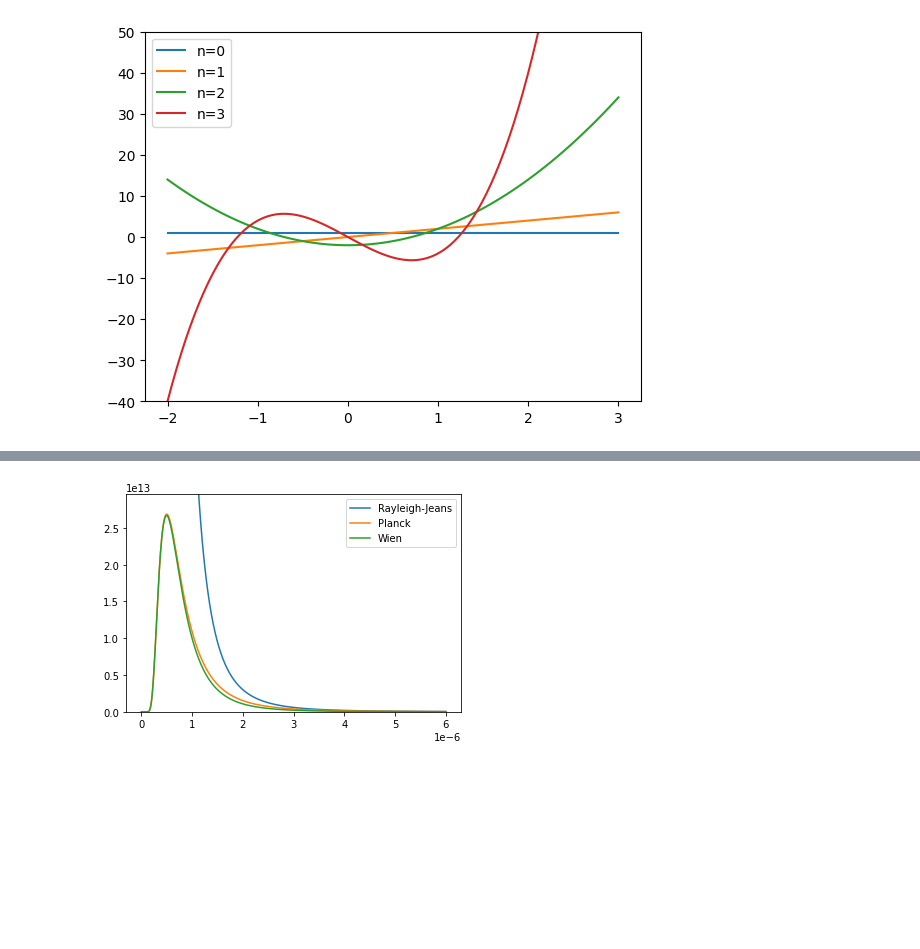
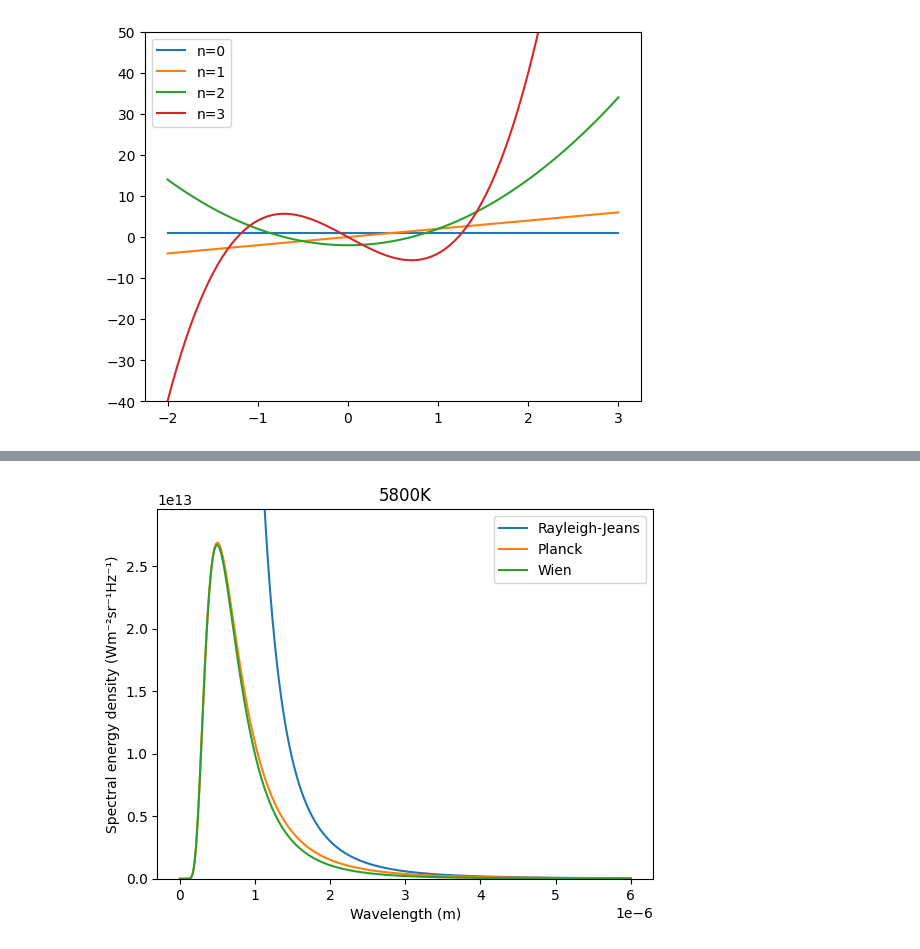
Before and after one commit to QuMCoding/QM-Book-Source, a Jupyter notebook: hermite_and_legendre.ipynb, the cells around one changed output, grey strips where cells are left out. Saved outputs shown, nothing was run; the diff lists cells and outputs as text; code cells hidden in the pictures; blank space fills up the shorter version.

```diff
--- a/hermite_and_legendre.ipynb
+++ b/hermite_and_legendre.ipynb
@@ -89,31 +107,49 @@ plt.show()
 # %%
 # 輻射強度, 以波長為基本
 c = 299792458
 k = 1.38064852e-23
 h = 6.626069934e-34
 
 
+# 定義函數
 def RJ(l, T=5800):
+    """Rayleigh-Jeans law"""
     return 2 * c * k * T / l ** 4
 
 
 def Planck(l, T=5800):
-    return 2 * h * c**2 / l**5 / (np.exp(h * c / (l * k * T)) - 1)
+    """Planck's law"""
+    return 2 * h * c ** 2 / l ** 5 / (np.exp(h * c / (l * k * T)) - 1)
 
 
 def Wien(l, T=5800):
+    """Wien's displacement law"""
     return 2 * h * c ** 2 / l ** 5 * np.exp(-h * c / (l * k * T))
 
 
-x = np.linspace(1e-10, 6e-6, 1000)  # Hz
-pl = Planck(x, 5800)
-rj = RJ(x, 5800)
-wi = Wien(x, 5800)
+# 設定波長範圍與黑體溫度
+x = np.linspace(1e-10, 6e-6, 1000)  # m
+T = 5800  # K
+
+# 設定標題
+plt.title(f"{T}K")
+plt.xlabel("Wavelength (m)")
+plt.ylabel("Spectral energy density (Wm⁻²sr⁻¹Hz⁻¹)")
+
+# 計算每個law的結果
+pl = Planck(x, T)
+rj = RJ(x, T)
+wi = Wien(x, T)
+
+# 設定最高不要超過planck的最高*1.1
 plt.ylim(np.min(pl), np.max(pl) * 1.1)
+
+# 統一畫出來
 plt.plot(x, rj, label="Rayleigh-Jeans")
 plt.plot(x, pl, label="Planck")
 plt.plot(x, wi, label="Wien")
-plt.legend()
-plt.show()
+
+plt.legend()  # 圖例
+plt.show()  # 給使用者看
 # %% [output]
-[figure, old version]
+[figure, new version]
```
Also changed, not shown: parts of 3 cells of this notebook.
